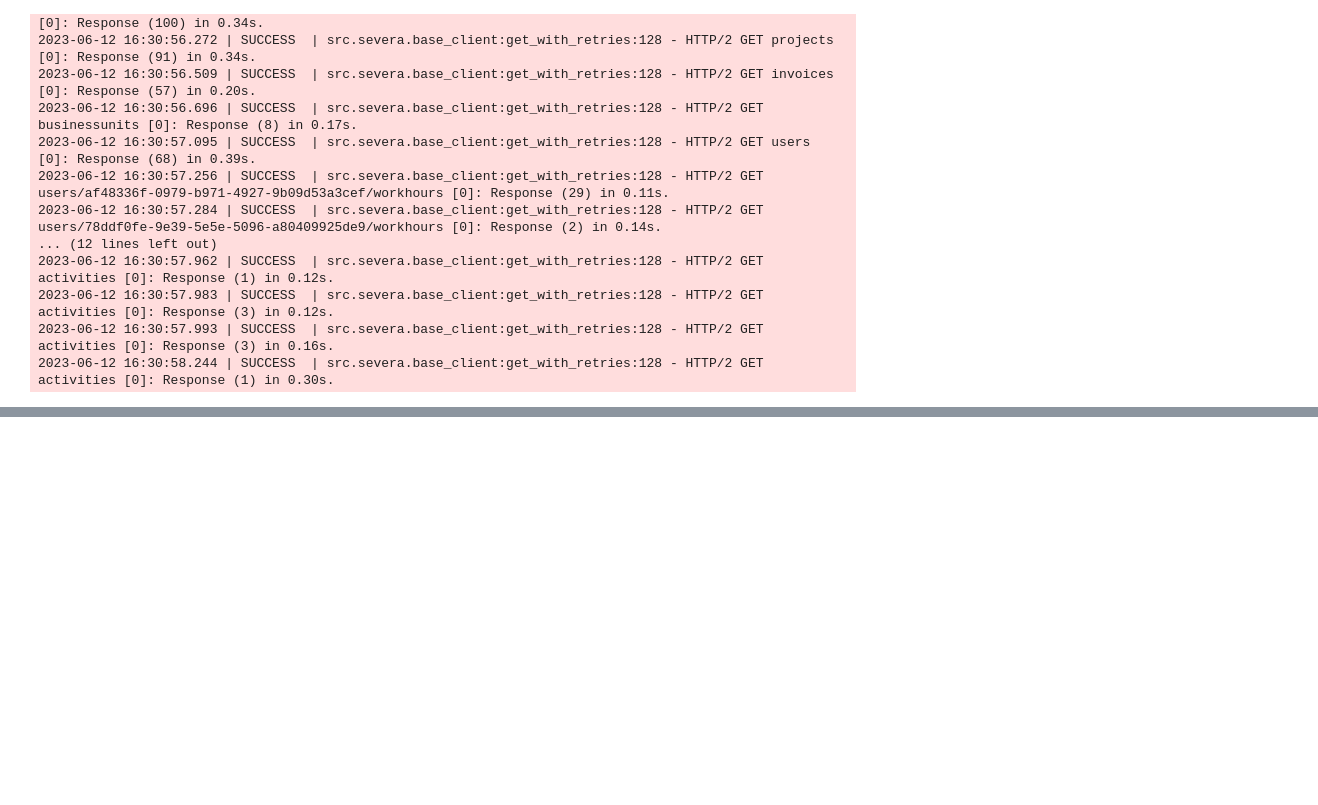
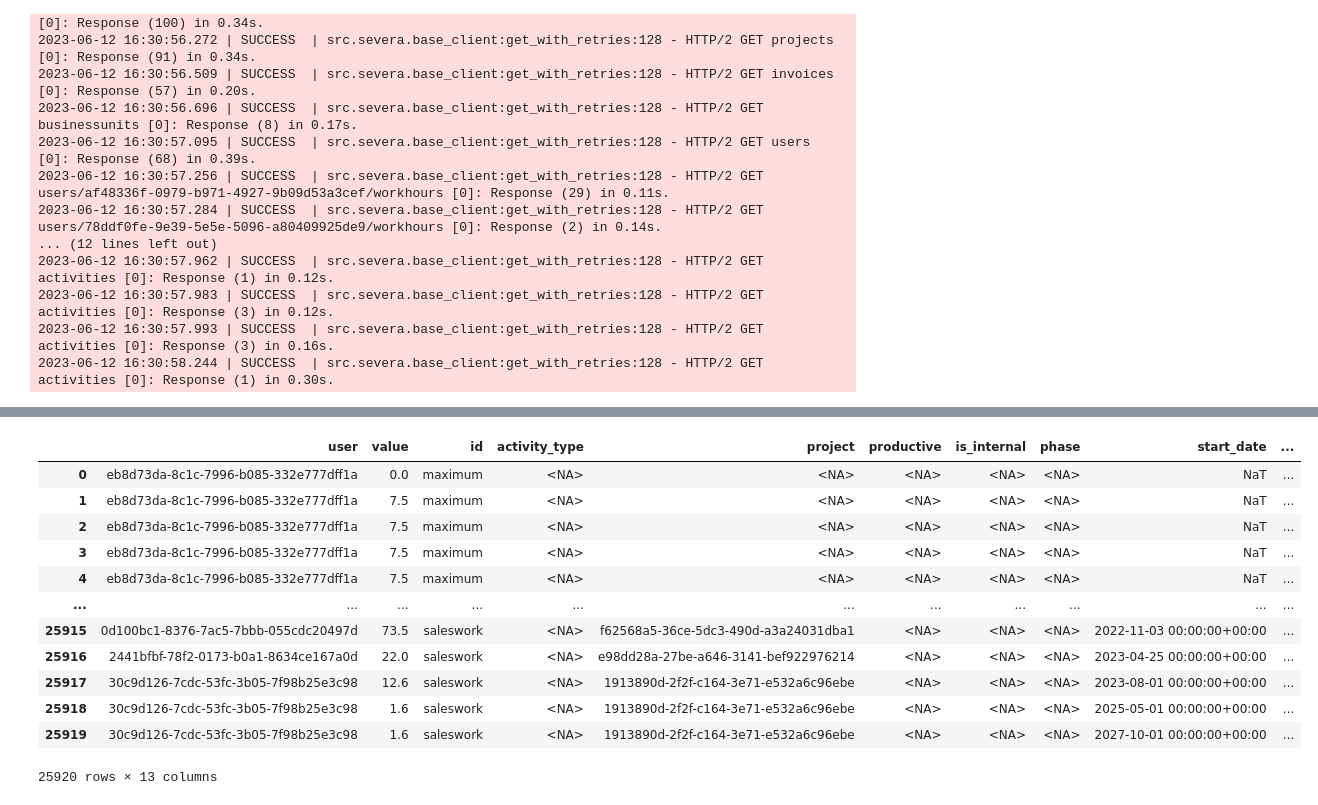
Before and after one commit to vreima/tie-dashboard, a Jupyter notebook: testing-notebook.ipynb, the cells around one changed output, grey strips where cells are left out. Drawn from its saved outputs; the diff is of its cells as text; code cells hidden in the pictures; blank space fills up the shorter version.

```diff
--- a/testing-notebook.ipynb
+++ b/testing-notebook.ipynb
@@ -108,0 +132,29 @@ hours
+# %%
+def unravel_maximum(data: pd.DataFrame) -> pd.DataFrame:
+    min_date = data.loc[:, ["date", "start_date"]].min().min()
+    max_date = data.loc[:, ["date", "end_date"]].max().max()
+    print(min_date)
+    print(max_date)
+    dt_index = pd.date_range(min_date, max_date, freq="D", tz="utc")
+    dates = pd.DataFrame({"date": dt_index})
+
+    dates["workday_mask"] = dates.date.map(Finland().is_working_day).map(int)
+    unraveled_subset = (
+        data.loc[data.id == "maximum", :]
+        .drop("date", axis=1)
+        .merge(dates, how="cross")
+    )
+    unraveled_subset["value"] *= unraveled_subset["workday_mask"]
+
+    #data.merge(unraveled_subset, on=["id", "user"])
+    #data.loc[data.date.isna() & (data.id == "maximum"), :] = masking.drop(
+    #    "workday_mask", axis=1
+    #)
+
+    return unraveled_subset
+
+hours[hours.id == "maximum"]
+hours[hours.id != "maximum"]
+
+pd.concat([unravel_maximum(hours).drop("workday_mask", axis=1), hours[hours.id != "maximum"]], ignore_index=True)
+# %% [output]
@@ -108,0 +163,13 @@ hours
+|  | user | value | id | activity_type | project | productive | is_internal | phase | start_date | ... |
+| 0 | eb8d73da-8c1c-7996-b085-332e777dff1a | 0.0 | maximum | <NA> | <NA> | <NA> | <NA> | <NA> | NaT | ... |
+| 1 | eb8d73da-8c1c-7996-b085-332e777dff1a | 7.5 | maximum | <NA> | <NA> | <NA> | <NA> | <NA> | NaT | ... |
+| 2 | eb8d73da-8c1c-7996-b085-332e777dff1a | 7.5 | maximum | <NA> | <NA> | <NA> | <NA> | <NA> | NaT | ... |
+| 3 | eb8d73da-8c1c-7996-b085-332e777dff1a | 7.5 | maximum | <NA> | <NA> | <NA> | <NA> | <NA> | NaT | ... |
+| 4 | eb8d73da-8c1c-7996-b085-332e777dff1a | 7.5 | maximum | <NA> | <NA> | <NA> | <NA> | <NA> | NaT | ... |
+| ... | ... | ... | ... | ... | ... | ... | ... | ... | ... | ... |
+| 25915 | 0d100bc1-8376-7ac5-7bbb-055cdc20497d | 73.5 | saleswork | <NA> | f62568a5-36ce-5dc3-490d-a3a24031dba1 | <NA> | <NA> | <NA> | 2022-11-03 00:00:00+00:00 | ... |
+| 25916 | 2441bfbf-78f2-0173-b0a1-8634ce167a0d | 22.0 | saleswork | <NA> | e98dd28a-27be-a646-3141-bef922976214 | <NA> | <NA> | <NA> | 2023-04-25 00:00:00+00:00 | ... |
+| 25917 | 30c9d126-7cdc-53fc-3b05-7f98b25e3c98 | 12.6 | saleswork | <NA> | 1913890d-2f2f-c164-3e71-e532a6c96ebe | <NA> | <NA> | <NA> | 2023-08-01 00:00:00+00:00 | ... |
+| 25918 | 30c9d126-7cdc-53fc-3b05-7f98b25e3c98 | 1.6 | saleswork | <NA> | 1913890d-2f2f-c164-3e71-e532a6c96ebe | <NA> | <NA> | <NA> | 2025-05-01 00:00:00+00:00 | ... |
+| 25919 | 30c9d126-7cdc-53fc-3b05-7f98b25e3c98 | 1.6 | saleswork | <NA> | 1913890d-2f2f-c164-3e71-e532a6c96ebe | <NA> | <NA> | <NA> | 2027-10-01 00:00:00+00:00 | ... |
+25920 rows × 13 columns
```
Also changed, not shown: parts of 11 cells of this notebook, 3 other files.
